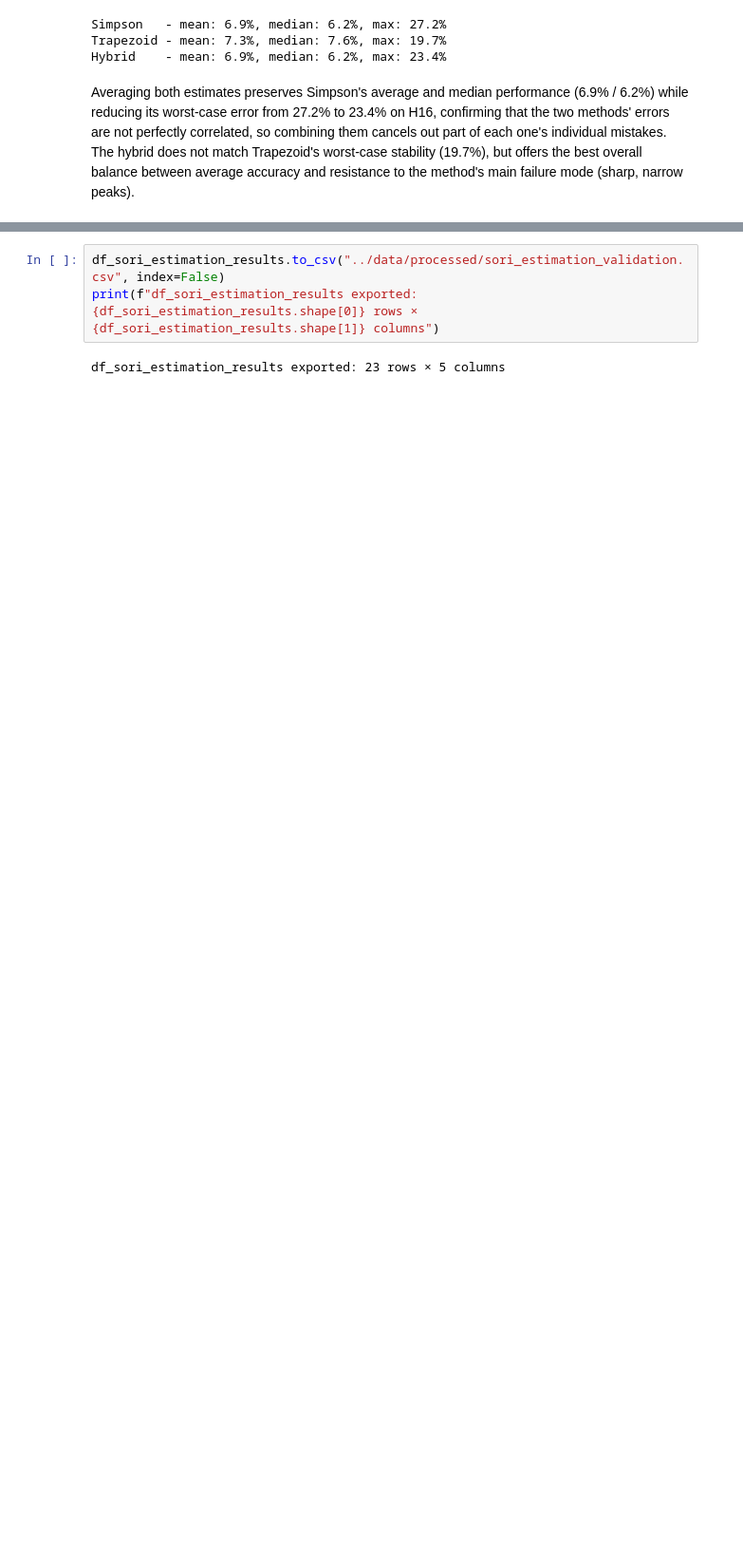
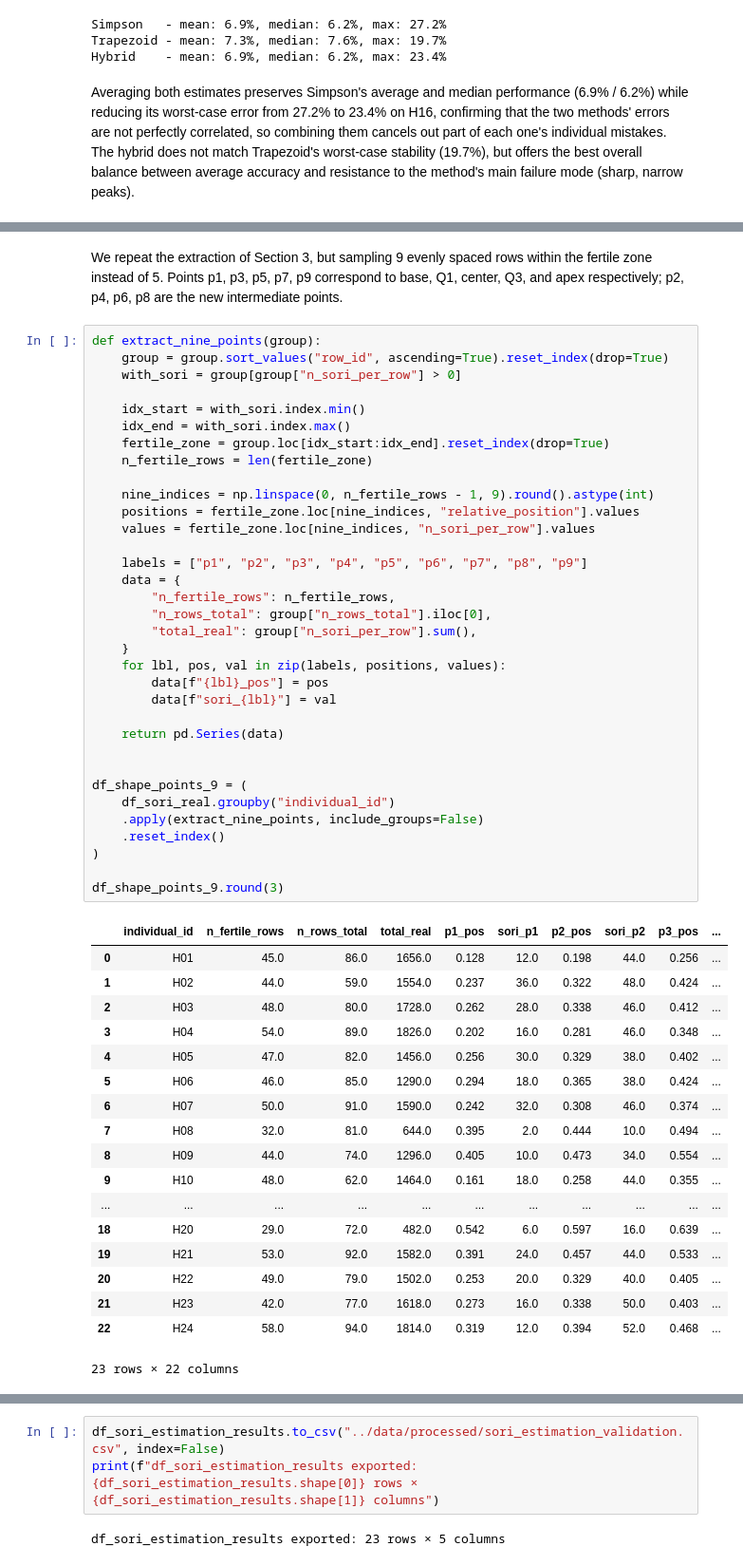
Before and after one commit to juan-llanos/fern-reproductive-morphometrics, a Jupyter notebook: notebooks/06_sori_estimation_reduced_sampling.ipynb, the cells around one changed output, grey strips where cells are left out. Shown at 95% size. Drawn from its saved outputs; the diff is of its cells as text; blank space fills up the shorter version.

```diff
--- a/notebooks/06_sori_estimation_reduced_sampling.ipynb
+++ b/notebooks/06_sori_estimation_reduced_sampling.ipynb
@@ -341,0 +494,57 @@ Averaging both estimates preserves Simpson's average and median performance (6.9
+# %% [markdown]
+We repeat the extraction of Section 3, but sampling 9 evenly spaced rows within the fertile zone
+instead of 5. Points p1, p3, p5, p7, p9 correspond to base, Q1, center, Q3, and apex respectively;
+p2, p4, p6, p8 are the new intermediate points.
+# %%
+def extract_nine_points(group):
+    group = group.sort_values("row_id", ascending=True).reset_index(drop=True)
+    with_sori = group[group["n_sori_per_row"] > 0]
+
+    idx_start = with_sori.index.min()
+    idx_end = with_sori.index.max()
+    fertile_zone = group.loc[idx_start:idx_end].reset_index(drop=True)
+    n_fertile_rows = len(fertile_zone)
+
+    nine_indices = np.linspace(0, n_fertile_rows - 1, 9).round().astype(int)
+    positions = fertile_zone.loc[nine_indices, "relative_position"].values
+    values = fertile_zone.loc[nine_indices, "n_sori_per_row"].values
+
+    labels = ["p1", "p2", "p3", "p4", "p5", "p6", "p7", "p8", "p9"]
+    data = {
+        "n_fertile_rows": n_fertile_rows,
+        "n_rows_total": group["n_rows_total"].iloc[0],
+        "total_real": group["n_sori_per_row"].sum(),
+    }
+    for lbl, pos, val in zip(labels, positions, values):
+        data[f"{lbl}_pos"] = pos
+        data[f"sori_{lbl}"] = val
+
+    return pd.Series(data)
+
+
+df_shape_points_9 = (
+    df_sori_real.groupby("individual_id")
+    .apply(extract_nine_points, include_groups=False)
+    .reset_index()
+)
+
+df_shape_points_9.round(3)
+# %% [output]
+|  | individual_id | n_fertile_rows | n_rows_total | total_real | p1_pos | sori_p1 | p2_pos | sori_p2 | p3_pos | ... |
+| 0 | H01 | 45.0 | 86.0 | 1656.0 | 0.128 | 12.0 | 0.198 | 44.0 | 0.256 | ... |
+| 1 | H02 | 44.0 | 59.0 | 1554.0 | 0.237 | 36.0 | 0.322 | 48.0 | 0.424 | ... |
+| 2 | H03 | 48.0 | 80.0 | 1728.0 | 0.262 | 28.0 | 0.338 | 46.0 | 0.412 | ... |
+| 3 | H04 | 54.0 | 89.0 | 1826.0 | 0.202 | 16.0 | 0.281 | 46.0 | 0.348 | ... |
+| 4 | H05 | 47.0 | 82.0 | 1456.0 | 0.256 | 30.0 | 0.329 | 38.0 | 0.402 | ... |
+| 5 | H06 | 46.0 | 85.0 | 1290.0 | 0.294 | 18.0 | 0.365 | 38.0 | 0.424 | ... |
+| 6 | H07 | 50.0 | 91.0 | 1590.0 | 0.242 | 32.0 | 0.308 | 46.0 | 0.374 | ... |
+| 7 | H08 | 32.0 | 81.0 | 644.0 | 0.395 | 2.0 | 0.444 | 10.0 | 0.494 | ... |
+| 8 | H09 | 44.0 | 74.0 | 1296.0 | 0.405 | 10.0 | 0.473 | 34.0 | 0.554 | ... |
+| 9 | H10 | 48.0 | 62.0 | 1464.0 | 0.161 | 18.0 | 0.258 | 44.0 | 0.355 | ... |
+| ... | ... | ... | ... | ... | ... | ... | ... | ... | ... | ... |
+| 18 | H20 | 29.0 | 72.0 | 482.0 | 0.542 | 6.0 | 0.597 | 16.0 | 0.639 | ... |
+| 19 | H21 | 53.0 | 92.0 | 1582.0 | 0.391 | 24.0 | 0.457 | 44.0 | 0.533 | ... |
+| 20 | H22 | 49.0 | 79.0 | 1502.0 | 0.253 | 20.0 | 0.329 | 40.0 | 0.405 | ... |
+| 21 | H23 | 42.0 | 77.0 | 1618.0 | 0.273 | 16.0 | 0.338 | 50.0 | 0.403 | ... |
+| 22 | H24 | 58.0 | 94.0 | 1814.0 | 0.319 | 12.0 | 0.394 | 52.0 | 0.468 | ... |
+23 rows × 22 columns
```
Also changed, not shown: parts of 47 cells of this notebook, 4 other files.
